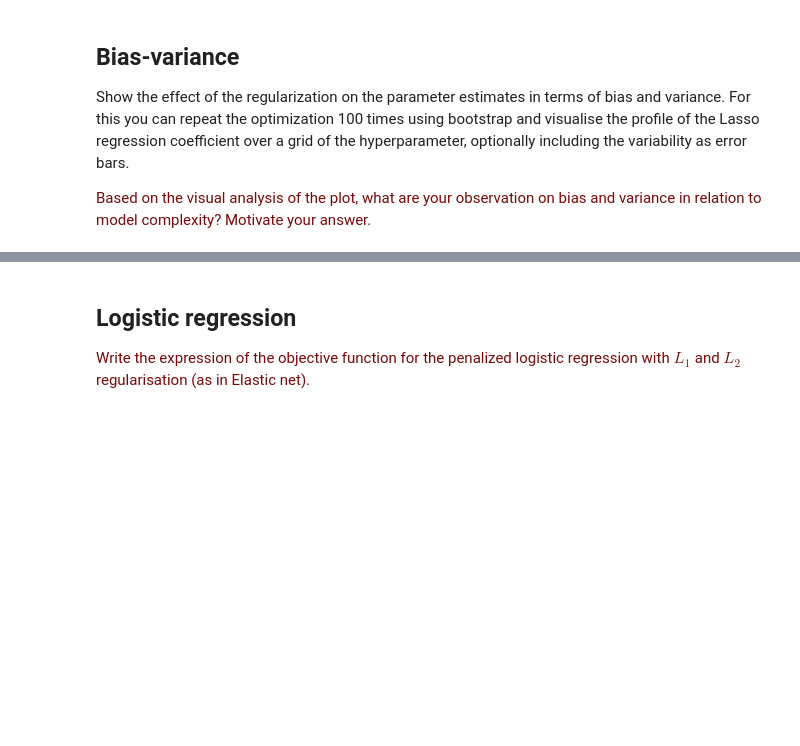
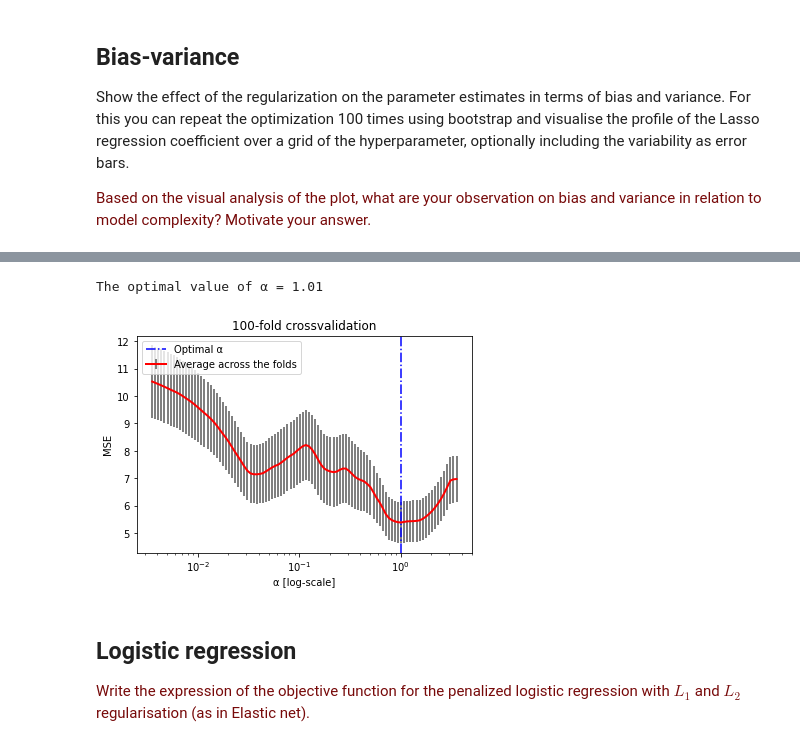
Before and after one commit to LarsDaenen1/8dm50group5, a Jupyter notebook: Week_3/week_3_Lars.ipynb, the cells around one changed output, grey strips where cells are left out. Drawn from its saved outputs; the diff is of its cells as text; code cells hidden in the pictures; blank space fills up the shorter version.

```diff
--- a/Week_3/week_3_Lars.ipynb
+++ b/Week_3/week_3_Lars.ipynb
@@ -443,3 +441,35 @@ plt.show()
+# %%
+# source: https://www.kirenz.com/post/2019-08-12-python-lasso-regression-auto/
+
+from sklearn.linear_model import LassoCV
+import warnings
+warnings.filterwarnings('ignore')
+
+# Lasso with 100 fold cross-validation
+model = LassoCV(cv=100, random_state=0, max_iter=100)
+
+# Fit model
+model.fit(X_train, y_train)
+print("The optimal value of \u03B1 = {:.2f}".format(model.alpha_))
+
+results = model.mse_path_
+SEs = [np.std(results[i]) / np.sqrt(np.size(results[i])) for i in range(len(results))]
+
+
+plt.errorbar(x = model.alphas_ , y = model.mse_path_.mean(axis=-1), yerr=SEs,
+    label="Average across the folds", linewidth=2, ecolor = "grey", color = "red")
+
+plt.axvline(model.alpha_, linestyle="-.", color="b", label="Optimal \u03B1")
+
+plt.legend()
+plt.xlabel("\u03B1 [log-scale]")
+plt.ylabel("MSE")
+plt.title("100-fold crossvalidation")
+plt.xscale('log')
+plt.show()
+# %% [output]
+The optimal value of α = 1.01
+[figure, added]
 # %% [markdown]
 ## Logistic regression
 
```
Also changed, not shown: parts of 4 cells of this notebook.
